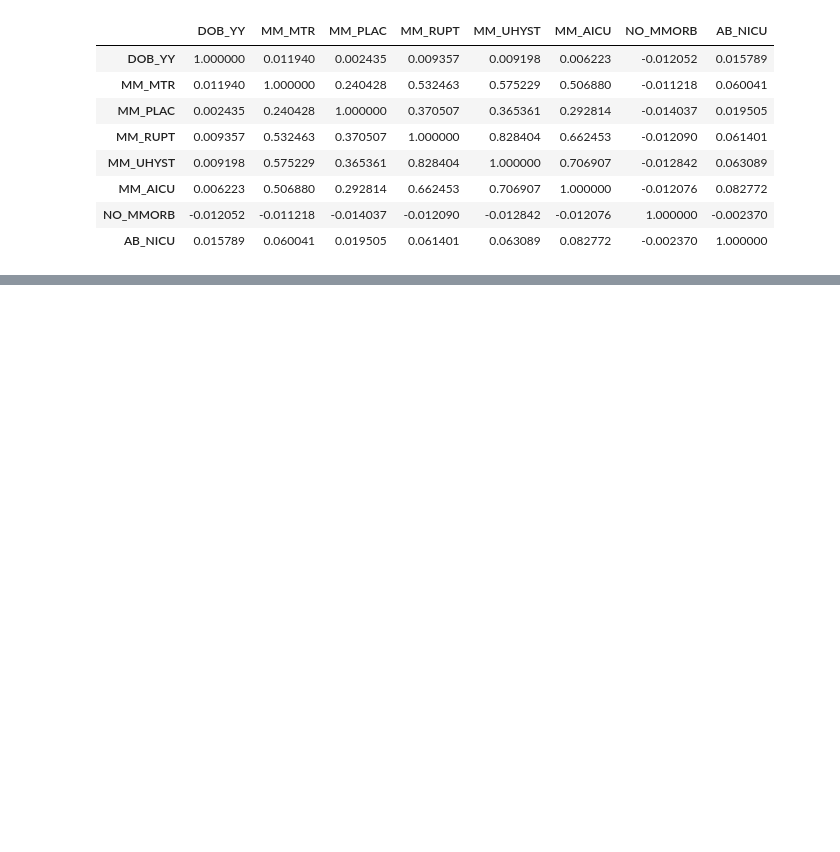
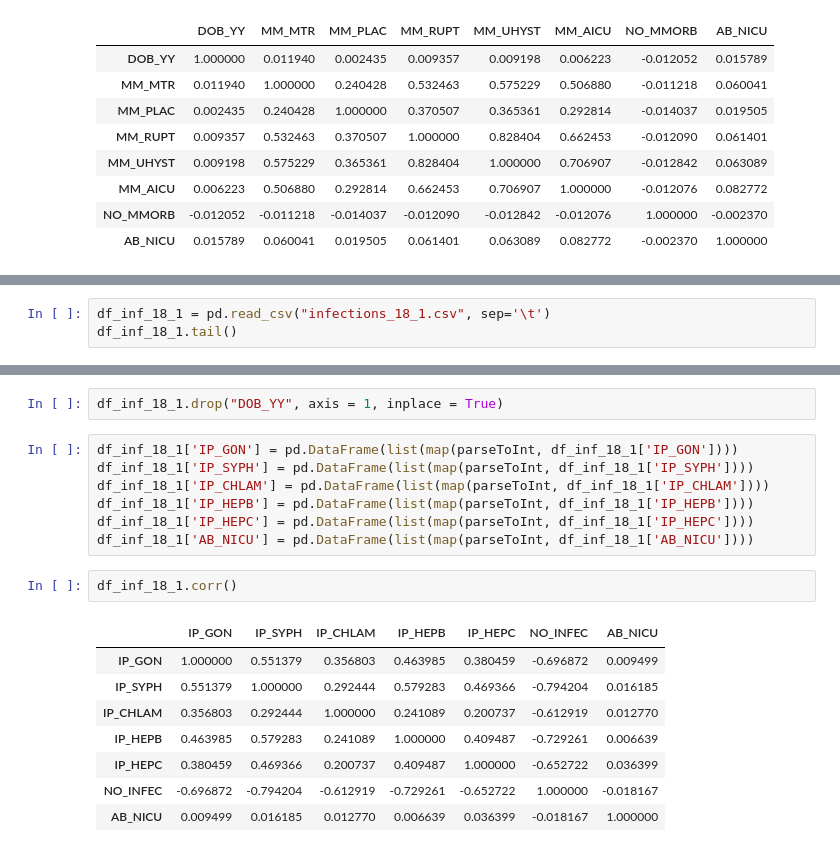
Before and after one commit to alickr/cdcnatality, a Jupyter notebook: analysis/categorical_feature_analysis.ipynb, the cells around one changed output, grey strips where cells are left out. Cells and saved outputs as stored; diff of their text form; blank space fills up the shorter version.

```diff
--- a/analysis/categorical_feature_analysis.ipynb
+++ b/analysis/categorical_feature_analysis.ipynb
@@ -92,0 +98,3 @@ df.corr()
+# %%
+df_inf_18_1 = pd.read_csv("infections_18_1.csv", sep='\t')
+df_inf_18_1.tail()
@@ -92,0 +108,20 @@ df.corr()
+# %%
+df_inf_18_1.drop("DOB_YY", axis = 1, inplace = True)
+# %%
+df_inf_18_1['IP_GON'] = pd.DataFrame(list(map(parseToInt, df_inf_18_1['IP_GON'])))
+df_inf_18_1['IP_SYPH'] = pd.DataFrame(list(map(parseToInt, df_inf_18_1['IP_SYPH'])))
+df_inf_18_1['IP_CHLAM'] = pd.DataFrame(list(map(parseToInt, df_inf_18_1['IP_CHLAM'])))
+df_inf_18_1['IP_HEPB'] = pd.DataFrame(list(map(parseToInt, df_inf_18_1['IP_HEPB'])))
+df_inf_18_1['IP_HEPC'] = pd.DataFrame(list(map(parseToInt, df_inf_18_1['IP_HEPC'])))
+df_inf_18_1['AB_NICU'] = pd.DataFrame(list(map(parseToInt, df_inf_18_1['AB_NICU'])))
+# %%
+df_inf_18_1.corr()
+# %% [output]
+|  | IP_GON | IP_SYPH | IP_CHLAM | IP_HEPB | IP_HEPC | NO_INFEC | AB_NICU |
+| IP_GON | 1.000000 | 0.551379 | 0.356803 | 0.463985 | 0.380459 | -0.696872 | 0.009499 |
+| IP_SYPH | 0.551379 | 1.000000 | 0.292444 | 0.579283 | 0.469366 | -0.794204 | 0.016185 |
+| IP_CHLAM | 0.356803 | 0.292444 | 1.000000 | 0.241089 | 0.200737 | -0.612919 | 0.012770 |
+| IP_HEPB | 0.463985 | 0.579283 | 0.241089 | 1.000000 | 0.409487 | -0.729261 | 0.006639 |
+| IP_HEPC | 0.380459 | 0.469366 | 0.200737 | 0.409487 | 1.000000 | -0.652722 | 0.036399 |
+| NO_INFEC | -0.696872 | -0.794204 | -0.612919 | -0.729261 | -0.652722 | 1.000000 | -0.018167 |
+| AB_NICU | 0.009499 | 0.016185 | 0.012770 | 0.006639 | 0.036399 | -0.018167 | 1.000000 |
```
Also changed, not shown: parts of 20 cells of this notebook, 8 other files.
